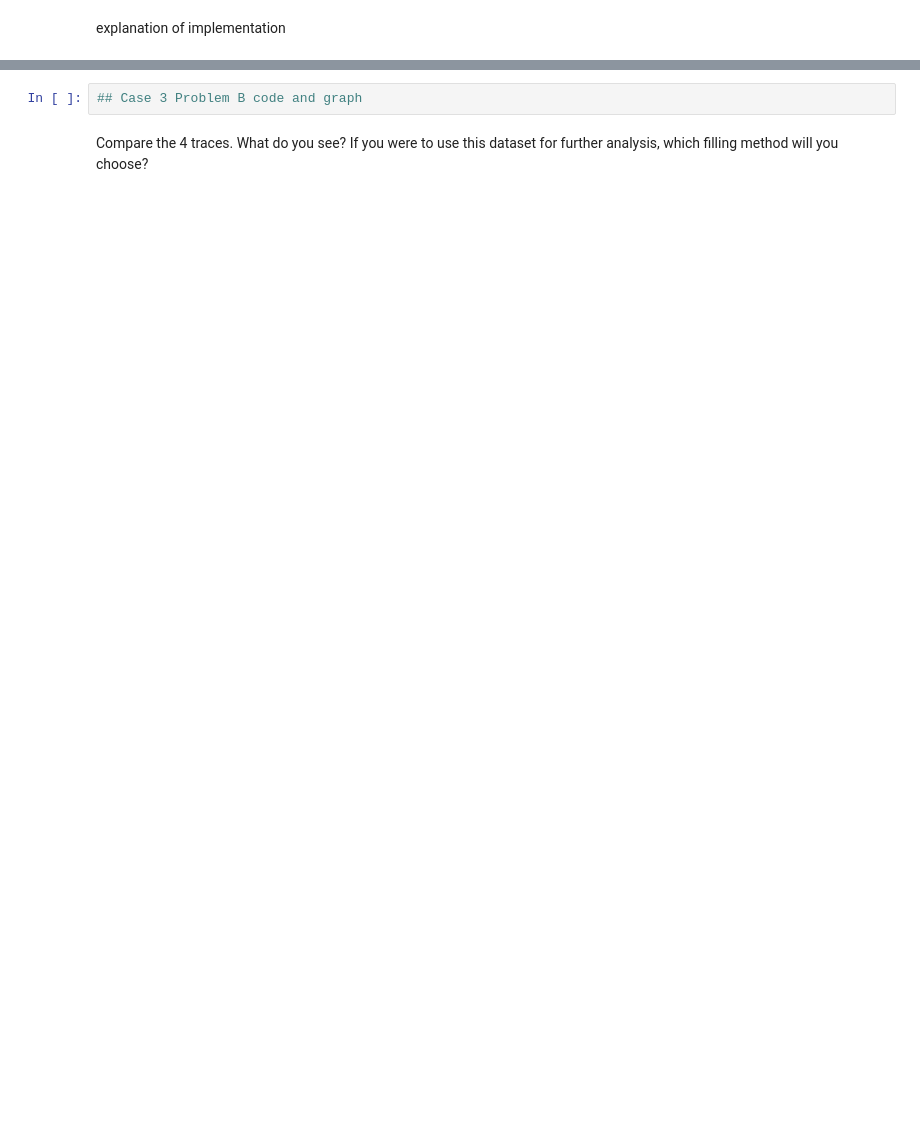
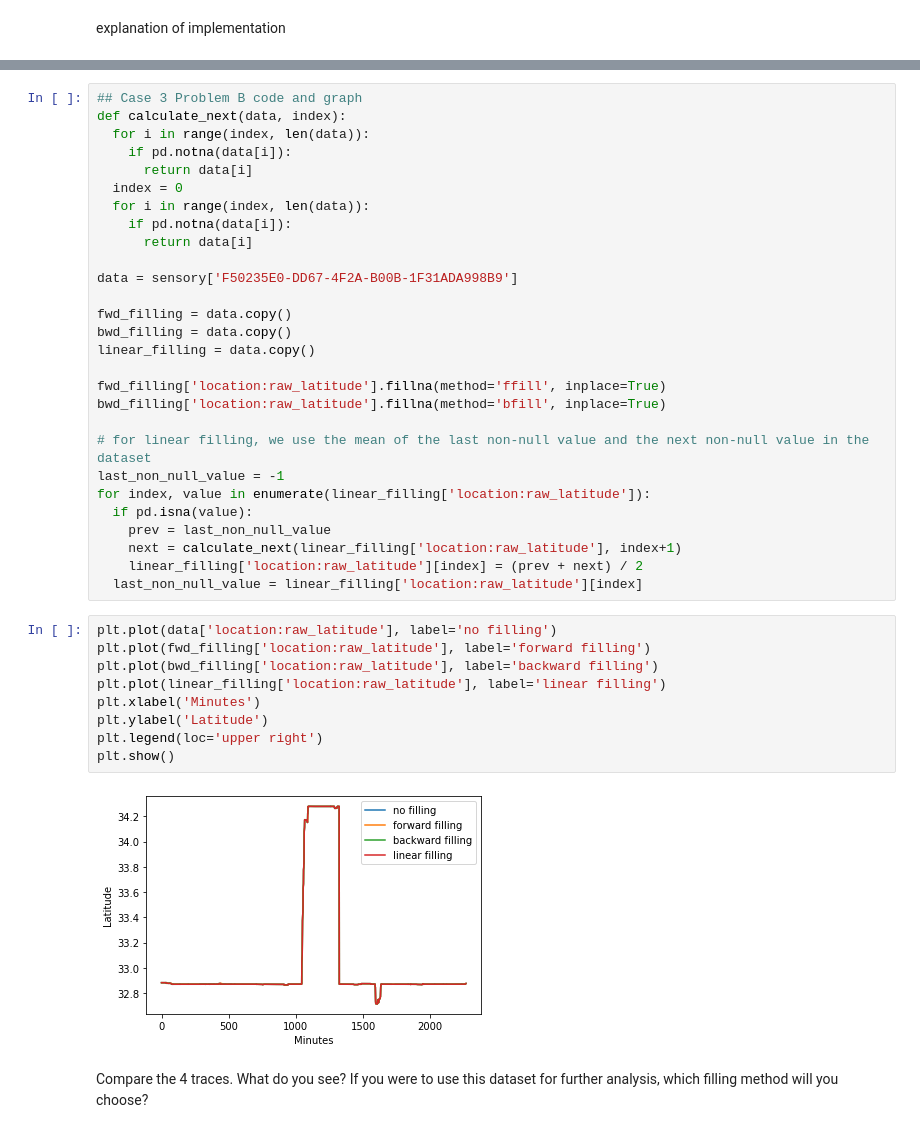
Before and after one commit to aditya-gurjar/Data-Engineering, a Jupyter notebook: Project 2/p2/Assignment1_Q2.ipynb, the cells around one changed output, grey strips where cells are left out. Cells and saved outputs as stored; diff of their text form; blank space fills up the shorter version.

```diff
--- a/Project 2/p2/Assignment1_Q2.ipynb
+++ b/Project 2/p2/Assignment1_Q2.ipynb
@@ -280,4 +340,41 @@ explanation of implementation
 # %%
 ## Case 3 Problem B code and graph
+def calculate_next(data, index):
+  for i in range(index, len(data)):
+    if pd.notna(data[i]):
+      return data[i]
+  index = 0
+  for i in range(index, len(data)):
+    if pd.notna(data[i]):
+      return data[i]
+
+data = sensory['F50235E0-DD67-4F2A-B00B-1F31ADA998B9']
+
+fwd_filling = data.copy()
+bwd_filling = data.copy()
+linear_filling = data.copy()
+
+fwd_filling['location:raw_latitude'].fillna(method='ffill', inplace=True)
+bwd_filling['location:raw_latitude'].fillna(method='bfill', inplace=True)
+
+# for linear filling, we use the mean of the last non-null value and the next non-null value in the dataset
+last_non_null_value = -1
+for index, value in enumerate(linear_filling['location:raw_latitude']):
+  if pd.isna(value):
+    prev = last_non_null_value
+    next = calculate_next(linear_filling['location:raw_latitude'], index+1)
+    linear_filling['location:raw_latitude'][index] = (prev + next) / 2
+  last_non_null_value = linear_filling['location:raw_latitude'][index]
+# %%
+plt.plot(data['location:raw_latitude'], label='no filling')
+plt.plot(fwd_filling['location:raw_latitude'], label='forward filling')
+plt.plot(bwd_filling['location:raw_latitude'], label='backward filling')
+plt.plot(linear_filling['location:raw_latitude'], label='linear filling')
+plt.xlabel('Minutes')
+plt.ylabel('Latitude')
+plt.legend(loc='upper right')
+plt.show()
+# %% [output]
+[figure, added]
 # %% [markdown]
 Compare the 4 traces. What do you see? If you were to use this dataset for further analysis, which filling method will you choose?
```
Also changed, not shown: parts of 10 cells of this notebook, 4 other files.
